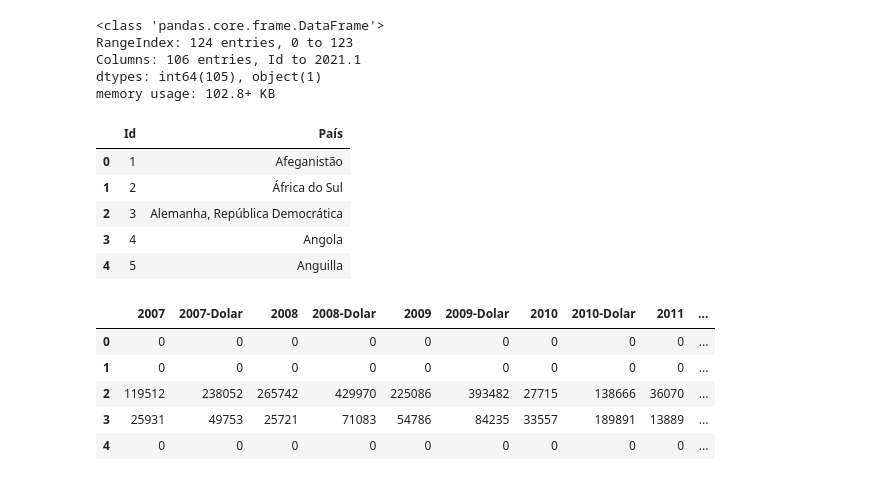
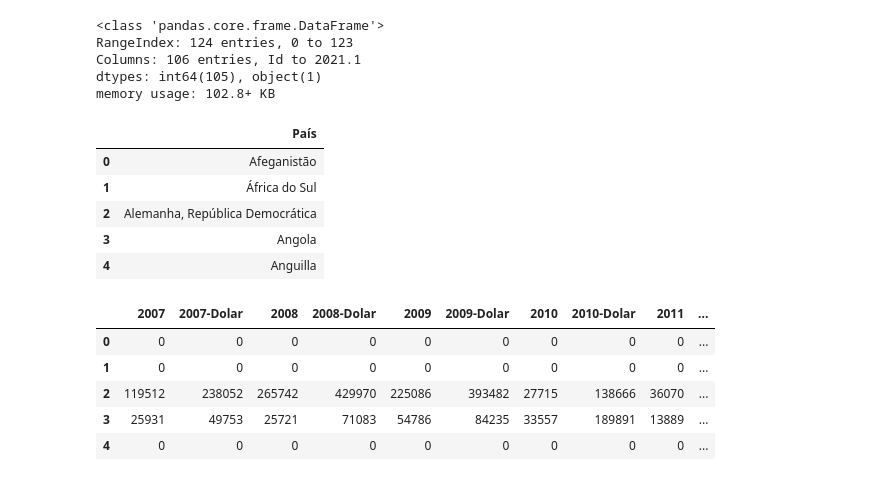
Before and after one commit to afonsosr2/techchallenge-grupo51, a Jupyter notebook: Desafio-vinhos.ipynb, the cells around one changed output. Saved outputs shown, nothing was run; the diff lists cells and outputs as text; code cells hidden in the pictures.

```diff
--- a/Desafio-vinhos.ipynb
+++ b/Desafio-vinhos.ipynb
@@ -25,15 +25,15 @@ Columns: 106 entries, Id to 2021.1
 dtypes: int64(105), object(1)
 memory usage: 102.8+ KB
 # %%
-id_pais = dados[["Id","País"]]
-id_pais.head()
+col_pais = dados[["País"]]
+col_pais.head()
 # %% [output]
-|  | Id | País |
-| 0 | 1 | Afeganistão |
-| 1 | 2 | África do Sul |
-| 2 | 3 | Alemanha, República Democrática |
-| 3 | 4 | Angola |
-| 4 | 5 | Anguilla |
+|  | País |
+| 0 | Afeganistão |
+| 1 | África do Sul |
+| 2 | Alemanha, República Democrática |
+| 3 | Angola |
+| 4 | Anguilla |
 # %%
 dados_15anos = dados[dados.columns[-30:]]
 cols = dados_15anos.columns.str.replace(".1", "-Dolar")
```
Also changed, not shown: parts of 8 cells of this notebook.
